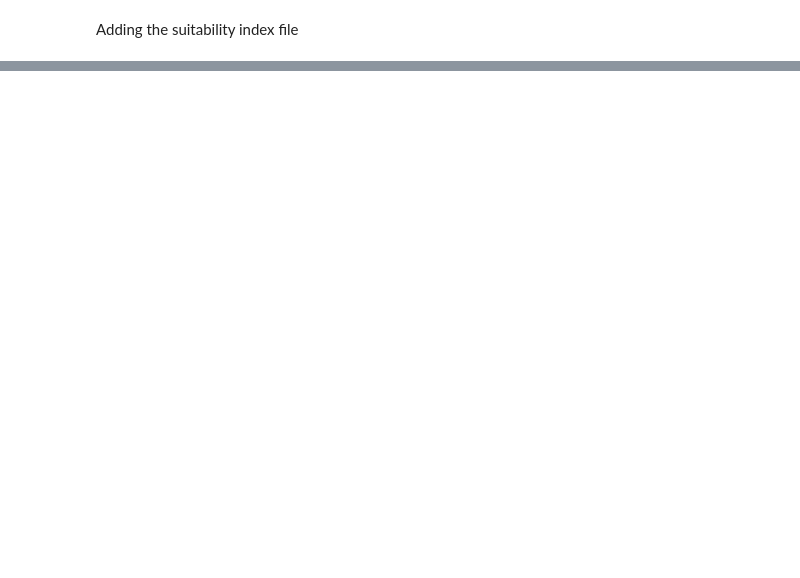
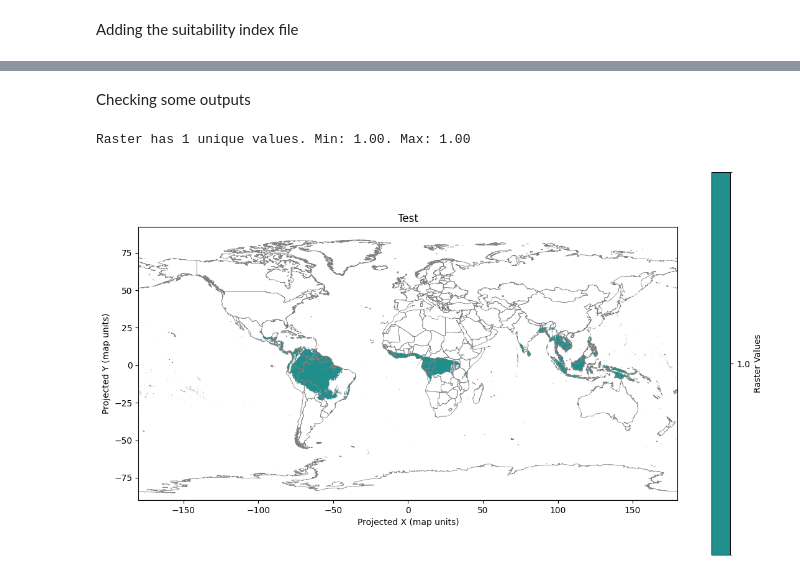
Before and after one commit to cloyolaangosto/SBTN_Test, a Jupyter notebook: documentation/SOC_Support/FAO_GAEZ_lu_yields.ipynb, the cells around one changed output, grey strips where cells are left out. Drawn from its saved outputs; the diff is of its cells as text; code cells hidden in the pictures; blank space fills up the shorter version.

```diff
--- a/documentation/SOC_Support/FAO_GAEZ_lu_yields.ipynb
+++ b/documentation/SOC_Support/FAO_GAEZ_lu_yields.ipynb
@@ -145,0 +306,7 @@ shape: (5, 9)
+# %% [markdown]
+Checking some outputs
+# %%
+mp.plot_raster_on_world_extremes_cutoff("../../data/land_use/FAO_GAEZ/lu_gaez_Oil palm_rf.tif", "Test")
+# %% [output]
+Raster has 1 unique values. Min: 1.00. Max: 1.00
+[figure, added]
```
Also changed, not shown: parts of 18 cells of this notebook, 4 other files.
